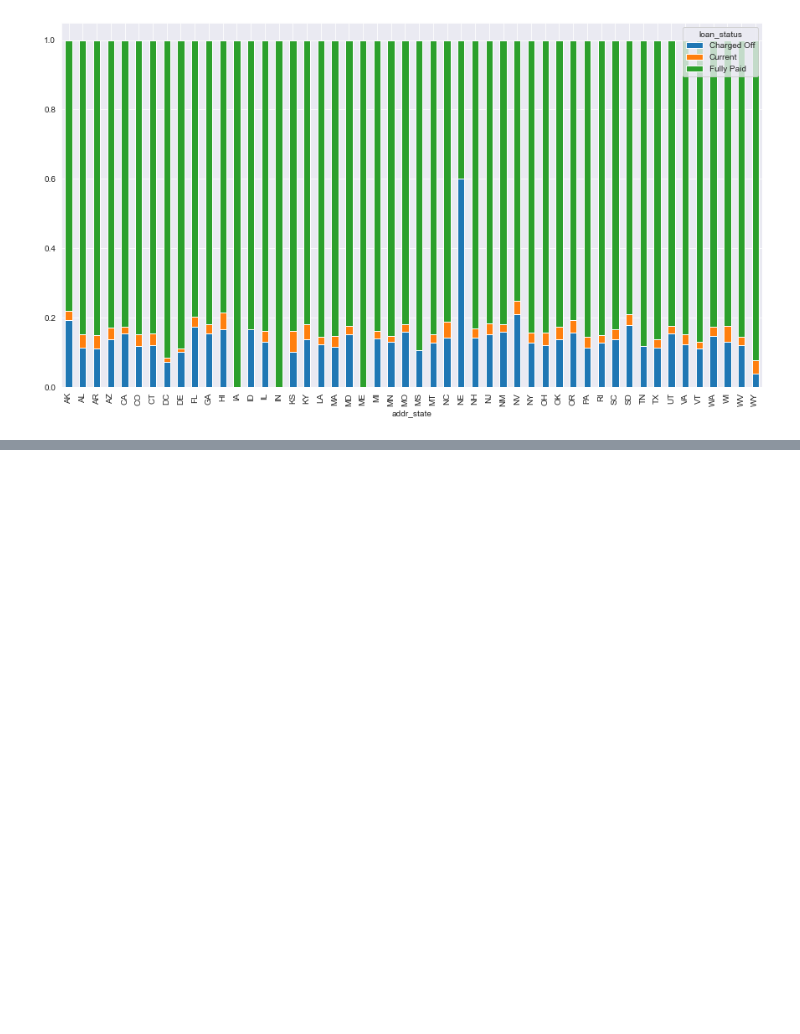
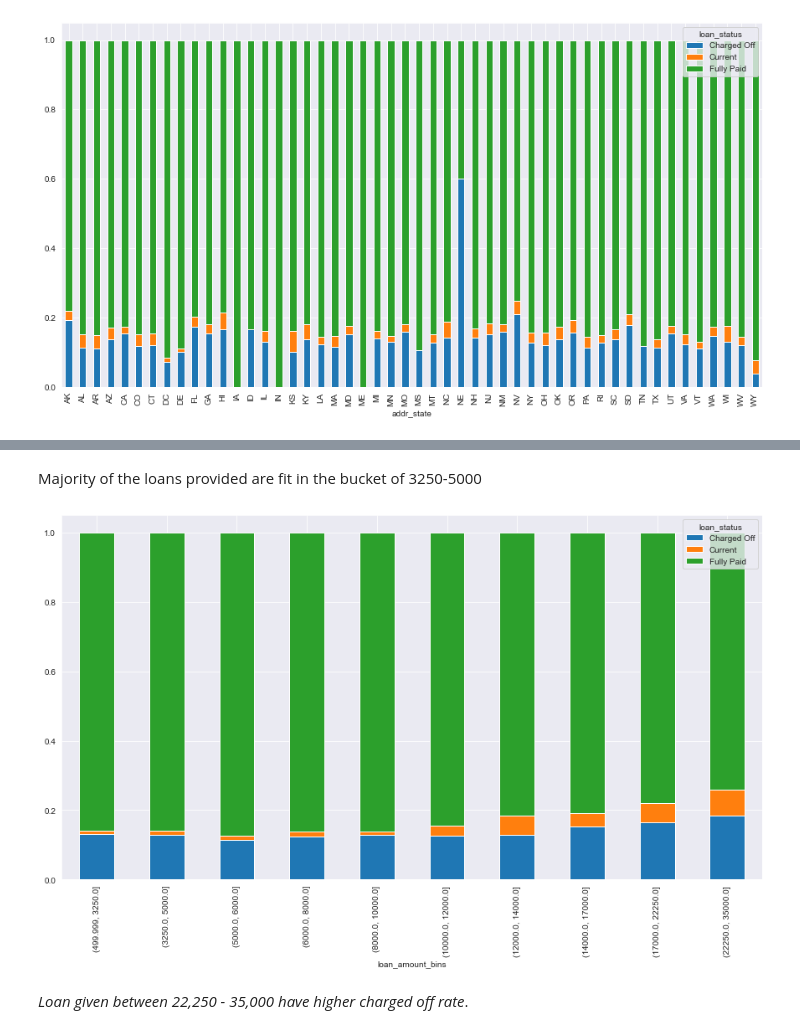
Before and after one commit to subhasisj/Lending-Club-Assignment, a Jupyter notebook: Notebooks/Exploration-Subhasis.ipynb, the cells around one changed output, grey strips where cells are left out. Drawn from its saved outputs; the diff is of its cells as text; code cells hidden in the pictures; blank space fills up the shorter version.

```diff
--- a/Notebooks/Exploration-Subhasis.ipynb
+++ b/Notebooks/Exploration-Subhasis.ipynb
@@ -741,0 +779,8 @@ create_stacked_plot_by_column('addr_state')
+# %% [markdown]
+Majority of the loans provided are fit in the bucket of 3250-5000
+# %%
+create_stacked_plot_by_column('loan_amount_bins')
+# %% [output]
+[figure, added]
+# %% [markdown]
+_Loan given between 22,250 - 35,000 have higher charged off rate_.
```
Also changed, not shown: parts of 18 cells of this notebook.
